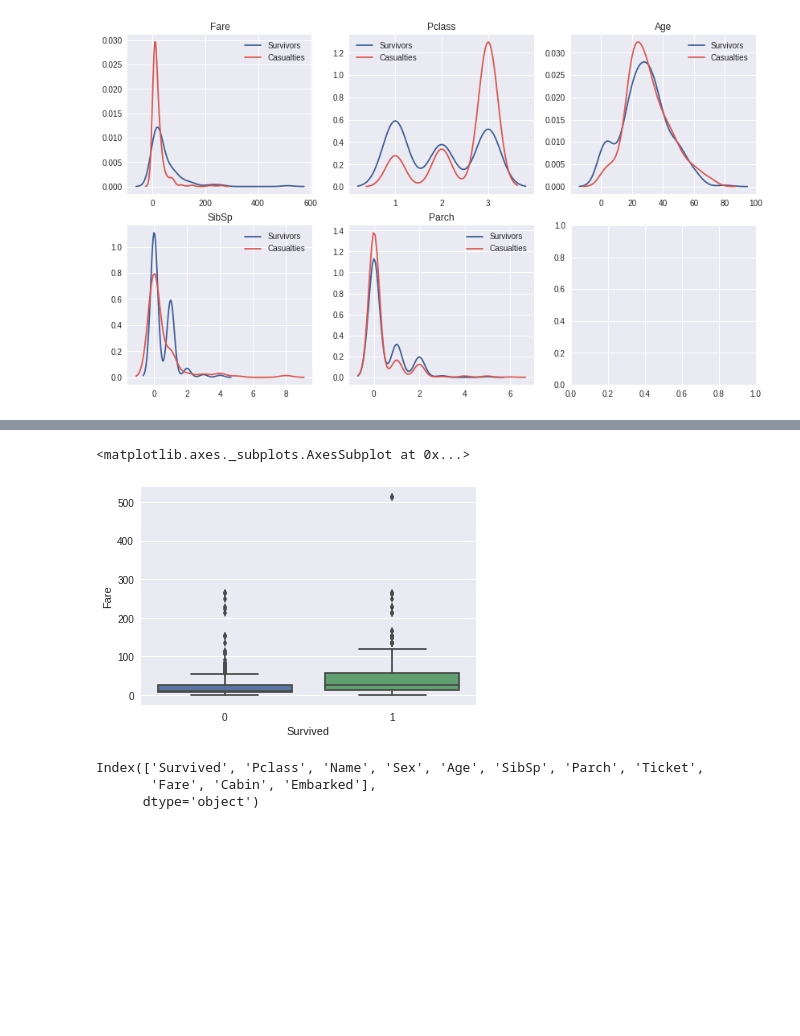
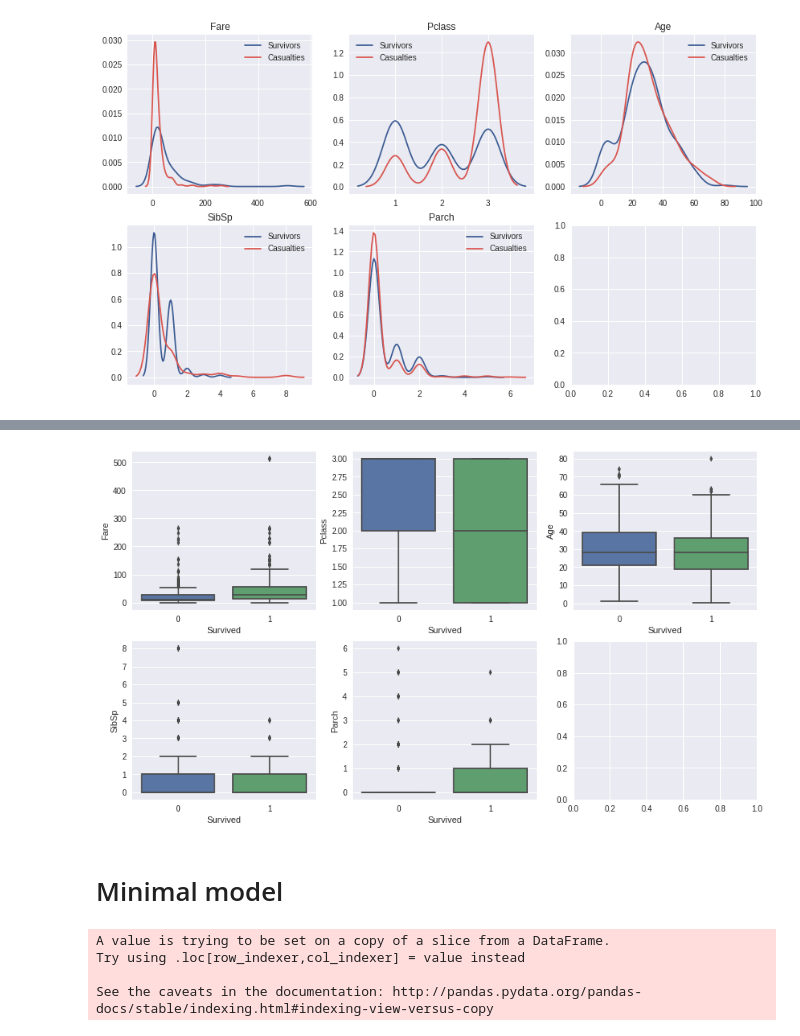
Before and after one commit to danimateos/titanic, a Jupyter notebook: notebooks/titanic.ipynb, the cells around one changed output, grey strips where cells are left out. Drawn from its saved outputs; the diff is of its cells as text; code cells hidden in the pictures; blank space fills up the shorter version.

Commit message:
Minimal model

```diff
--- a/notebooks/titanic.ipynb
+++ b/notebooks/titanic.ipynb
@@ -258,11 +251,0 @@ plt.gcf().set_size_inches(10,6)
-# %%
-sns.boxplot(x='Survived', y='Fare', data=df)
-# %% [output]
-<matplotlib.axes._subplots.AxesSubplot at 0x...>
-[figure, removed]
-# %%
-df.columns
-# %% [output]
-Index(['Survived', 'Pclass', 'Name', 'Sex', 'Age', 'SibSp', 'Parch', 'Ticket',
-       'Fare', 'Cabin', 'Embarked'],
-      dtype='object')
@@ -274,0 +252,21 @@ Index(['Survived', 'Pclass', 'Name', 'Sex', 'Age', 'SibSp', 'Parch', 'Ticket',
+# %%
+# Boxplots:
+
+df = pd.read_csv('../data/train.csv', index_col=0)
+
+survivors = df[df['Survived']==1]
+casualties = df[df['Survived']!=1]
+variables_to_plot = ['Fare', 'Pclass', 'Age', 'SibSp', 'Parch']
+f, axes = plt.subplots(2,3)
+
+for i, var in enumerate(variables_to_plot):
+    ax = axes[int(i/3)][int(i%3)]
+
+    sns.boxplot(x='Survived', y=var, data=df, ax=ax)
+
+f.set_size_inches(14, 8)
+#_ = plt.xlim(-20, 125)
+# %% [output]
+[figure, added]
+# %% [markdown]
+# Minimal model
@@ -274,0 +277,10 @@ Index(['Survived', 'Pclass', 'Name', 'Sex', 'Age', 'SibSp', 'Parch', 'Ticket',
+# %%
+submission_features = process_features('../data/test.csv')
+submission_features_reduced = submission_features[['Pclass_2','Pclass_3', 'Sex_male', 'Fare']]
+
+generate_submission(minimal, submission_features_reduced)
+# %% [output]
+A value is trying to be set on a copy of a slice from a DataFrame.
+Try using .loc[row_indexer,col_indexer] = value instead
+
+See the caveats in the documentation: http://pandas.pydata.org/pandas-docs/stable/indexing.html#indexing-view-versus-copy
```
Also changed, not shown: parts of 3 cells of this notebook.
